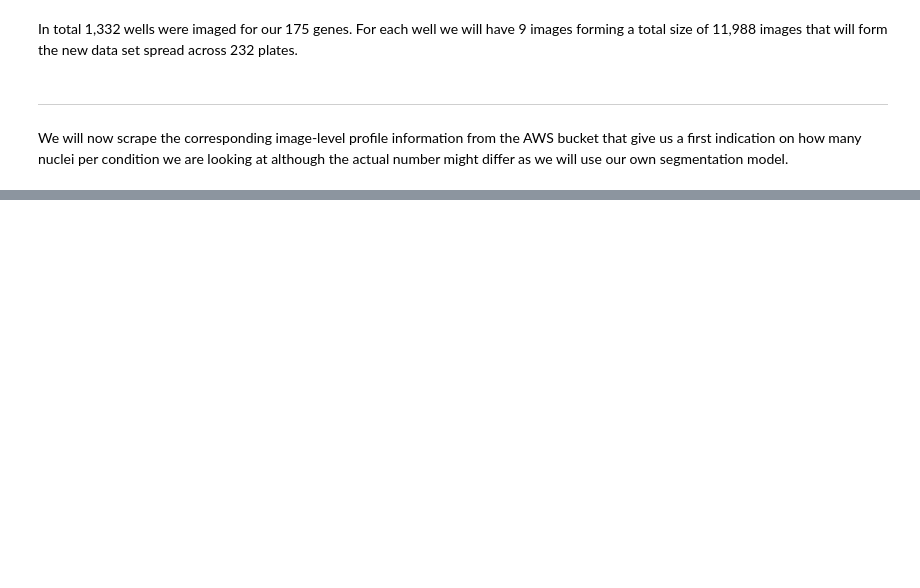
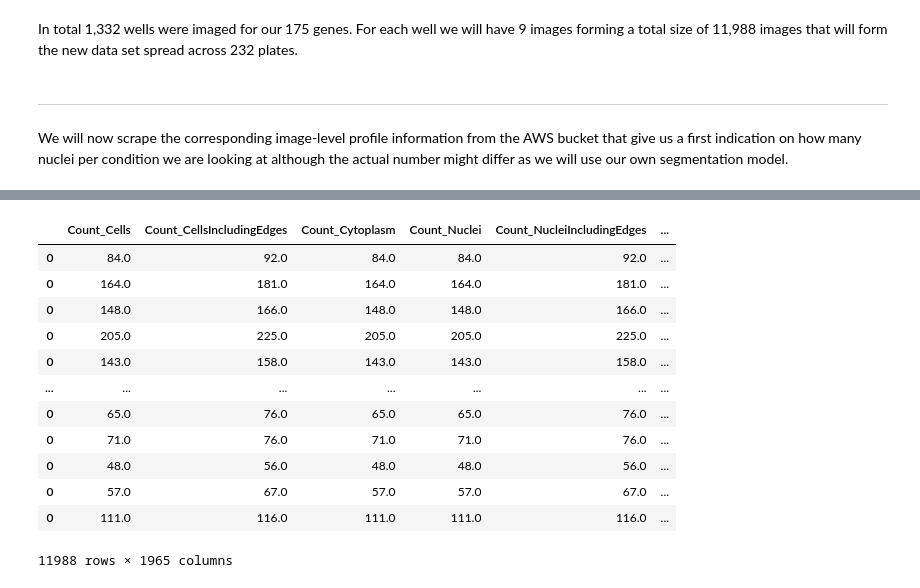
Before and after one commit to dpaysan/jump_datasets, a Jupyter notebook: data_exploration.ipynb, the cells around one changed output, grey strips where cells are left out. Saved outputs shown, nothing was run; the diff lists cells and outputs as text; code cells hidden in the pictures; blank space fills up the shorter version.

Commit message:
update data scraping

```diff
--- a/data_exploration.ipynb
+++ b/data_exploration.ipynb
@@ -145,7 +148,7 @@ We will now scrape the corresponding image-level profile information from the AW
 # %%
 image_profile_formatter = (
     "https://cellpainting-gallery.s3.amazonaws.com/cpg0016-jump/"
-    "{source}/workspace/analysis/{batch}/{plate}/analysis/{plate}-{well}-{img}/Image.csv"
+    "{Metadata_Source}/workspace/analysis/{Metadata_Batch}/{Metadata_Plate}/analysis/{Metadata_Plate}-{Metadata_Well}-{Metadata_Site}/Image.csv"
 )
 # %% [output]
 [interactive output not drawn]
@@ -189,0 +155,25 @@ img_data
+# %%
+def get_image_data(entry):
+    img_dfs = []
+    entry_dict["Metadata_Source"] = entry.Metadata_Source
+    entry_dict["Metadata_Plate"] = entry.Metadata_Plate
+    entry_dict["Metadata_Well"] = entry.Metadata_Well
+    entry_dict["Metadata_Batch"] = entry.Metadata_Batch
+    for i in range(1, 10):
+        entry_dict["Metadata_Site"] = i
+        s3_path = image_profile_formatter.format(**entry_dict)
+        try:
+            img_df = pd.read_csv(s3_path)
+            img_df["Metadata_Site"] = i
+            img_df["Metadata_Source"] = entry_dict["Metadata_Source"]
+            img_df["Metadata_Plate"] = entry_dict["Metadata_Plate"]
+            img_df["Metadata_Well"] = entry_dict["Metadata_Well"]
+            img_df["Metadata_Batch"] = entry_dict["Metadata_Batch"]
+        except HTTPError:
+            print("URL not found:", s3_path)
+            img_df = pd.DataFrame(
+                entry_dict, index=["{}_{}".format(entry.Metadata_JCP2022, i)]
+            )
+        img_dfs.append(img_df)
+    all_img_df = pd.concat(img_dfs)
+    return all_img_df
@@ -189,0 +182,4 @@ img_data
+# %%
+all_img_dfs = Parallel(n_jobs=20)(
+    delayed(get_image_data)(corf_data.iloc[i]) for i in tqdm(range(len(corf_data)))
+)
@@ -189,0 +188,2 @@ img_data
+# %%
+all_img_dfs = pd.concat(all_img_dfs)
@@ -189,0 +192,16 @@ img_data
+# %%
+all_img_dfs
+# %% [output]
+|  | Count_Cells | Count_CellsIncludingEdges | Count_Cytoplasm | Count_Nuclei | Count_NucleiIncludingEdges | ... |
+| 0 | 84.0 | 92.0 | 84.0 | 84.0 | 92.0 | ... |
+| 0 | 164.0 | 181.0 | 164.0 | 164.0 | 181.0 | ... |
+| 0 | 148.0 | 166.0 | 148.0 | 148.0 | 166.0 | ... |
+| 0 | 205.0 | 225.0 | 205.0 | 205.0 | 225.0 | ... |
+| 0 | 143.0 | 158.0 | 143.0 | 143.0 | 158.0 | ... |
+| ... | ... | ... | ... | ... | ... | ... |
+| 0 | 65.0 | 76.0 | 65.0 | 65.0 | 76.0 | ... |
+| 0 | 71.0 | 76.0 | 71.0 | 71.0 | 76.0 | ... |
+| 0 | 48.0 | 56.0 | 48.0 | 48.0 | 56.0 | ... |
+| 0 | 57.0 | 67.0 | 57.0 | 57.0 | 67.0 | ... |
+| 0 | 111.0 | 116.0 | 111.0 | 111.0 | 116.0 | ... |
+11988 rows × 1965 columns
```
Also changed, not shown: parts of 17 cells of this notebook, 1 other file.
